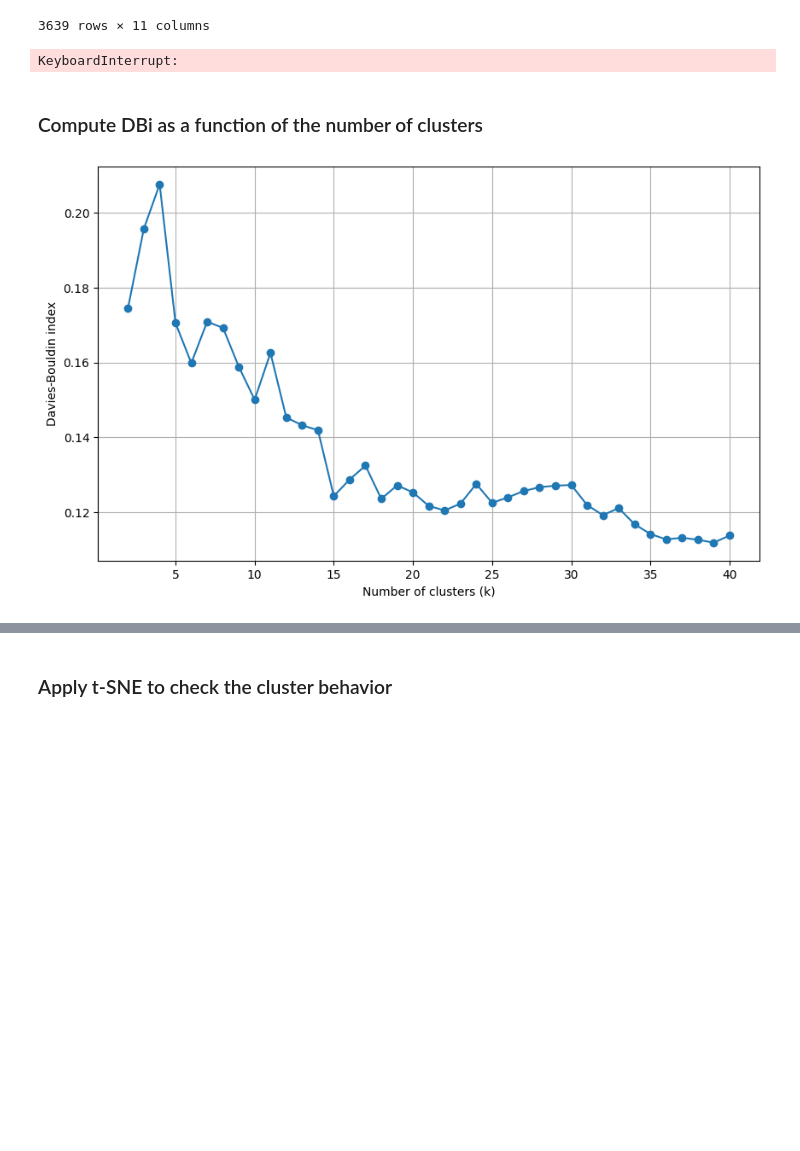
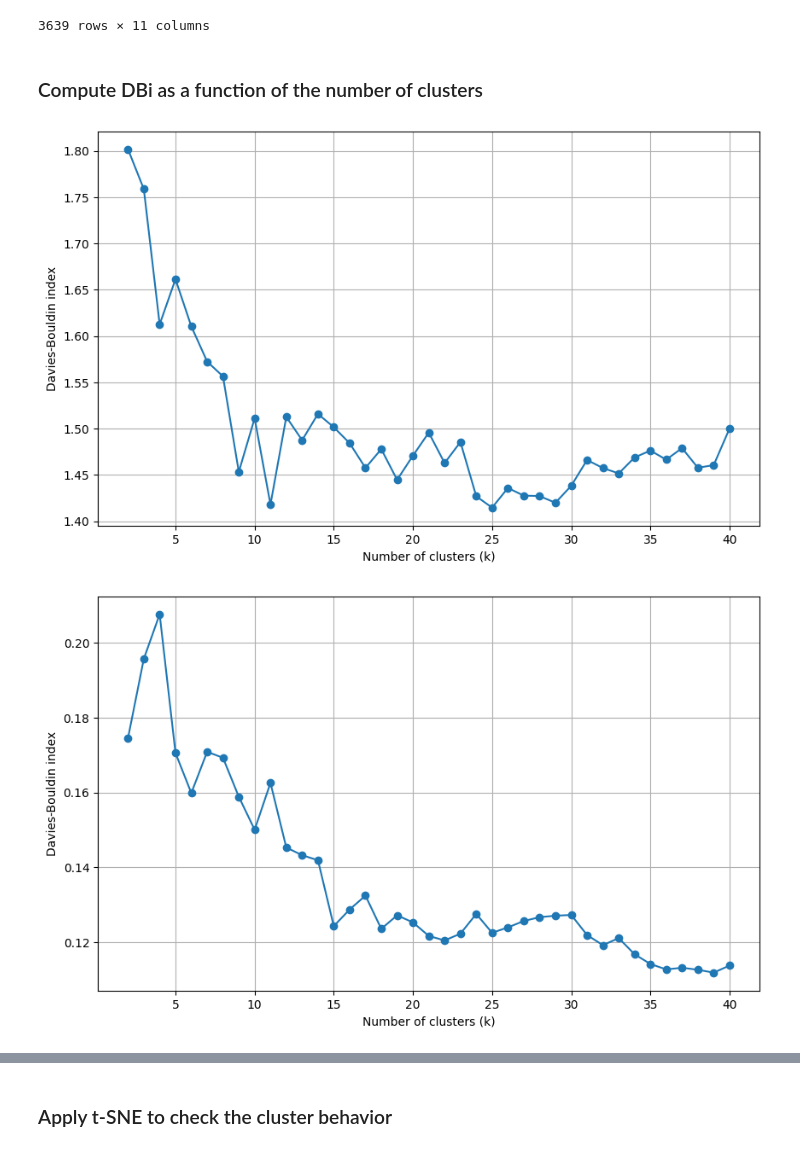
Before and after one commit to FLEX4AI/TRAIL24, a Jupyter notebook: centralized experiments/test_new_clustering.ipynb, the cells around one changed output, grey strips where cells are left out. Saved outputs shown, nothing was run; the diff lists cells and outputs as text; code cells hidden in the pictures; blank space fills up the shorter version.

```diff
--- a/centralized experiments/test_new_clustering.ipynb
+++ b/centralized experiments/test_new_clustering.ipynb
@@ -401,35 +401,35 @@ weekly_stats_reshaped = weekly_stats.reshape(num_weeks, -1)
 autocorr_matrix = compute_autocorrelation_matrix(weekly_stats_reshaped)
 
 # Define labels for the statistics
-labels_plots = ['Mean', 'Std Dev', 'Skewness', 'Kurtosis', 'Energy', 'Periodicity', 'Trend', 'Seasonality']
+labels_plots = ['Mean', 'Std Dev', 'Skewness', 'Kurtosis', 'Energy', 'Periodicity', 'Trend',
+                'Seasonality', 'Stationarity', 'Autocor', 'Partial_autocor']
 
 # Plot the autocorrelation matrix
 plot_autocorrelation_matrix(autocorr_matrix, labels_plots)
-# %% [output]
-KeyboardInterrupt:
 # %% [markdown]
 ### Compute DBi as a function of the number of clusters
 # %%
+from sklearn.cluster import SpectralClustering
+
 def calculate_DB_index(data: list[float], # the input dataframe
                        max_k: int # the number of clusters
                       ) -> float:
     "compute the Davies-Bouldin index"
     dbi = []
+    sil = []
     for k in range(2, max_k + 1):
-
-        scaler = StandardScaler()
-        data = scaler.fit_transform(data)
 
         #kmeans = KMeans(n_clusters=k, random_state=42, n_init=10)
         #kmeans.fit(data)
         #labels = kmeans.labels_
 
-        spectral = SpectralClustering(n_clusters=k, affinity='nearest_neighbors', random_state=42)
+        spectral = SpectralClustering(n_clusters=k, affinity='nearest_neighbors', n_neighbors=10, random_state=42)
         labels = spectral.fit_predict(data)
 
-        dbi.append(silhouette_score(data, labels))
+        dbi.append(davies_bouldin_score(data, labels))
+        sil.append(silhouette_score(data,labels))
 
-    return dbi
+    return dbi, sil
 
 
 def plot_dbi_versus_Nclusters(dbi:list[float], # the wcss metric to plot
@@ -445,7 +445,15 @@ def plot_dbi_versus_Nclusters(dbi:list[float], # the wcss metric to plot
 # %%
 max_k = 40
 
-dbi = calculate_DB_index(df_aggregations, max_k)
+scaler = StandardScaler()
+data_scaled = scaler.fit_transform(df_aggregations)
+
+indexes = [0,1,2,3,4,5,6,7,8,9,10]
+data_scaled_bis = data_scaled[:,indexes]
+
+dbi, sil = calculate_DB_index(data_scaled_bis, max_k)
 plot_dbi_versus_Nclusters(dbi, max_k)
+plot_dbi_versus_Nclusters(sil, max_k)
 # %% [output]
-[figure, old version]
+[figure, new version]
+[figure, added]
```
Also changed, not shown: parts of 36 cells of this notebook, 2 other files.
